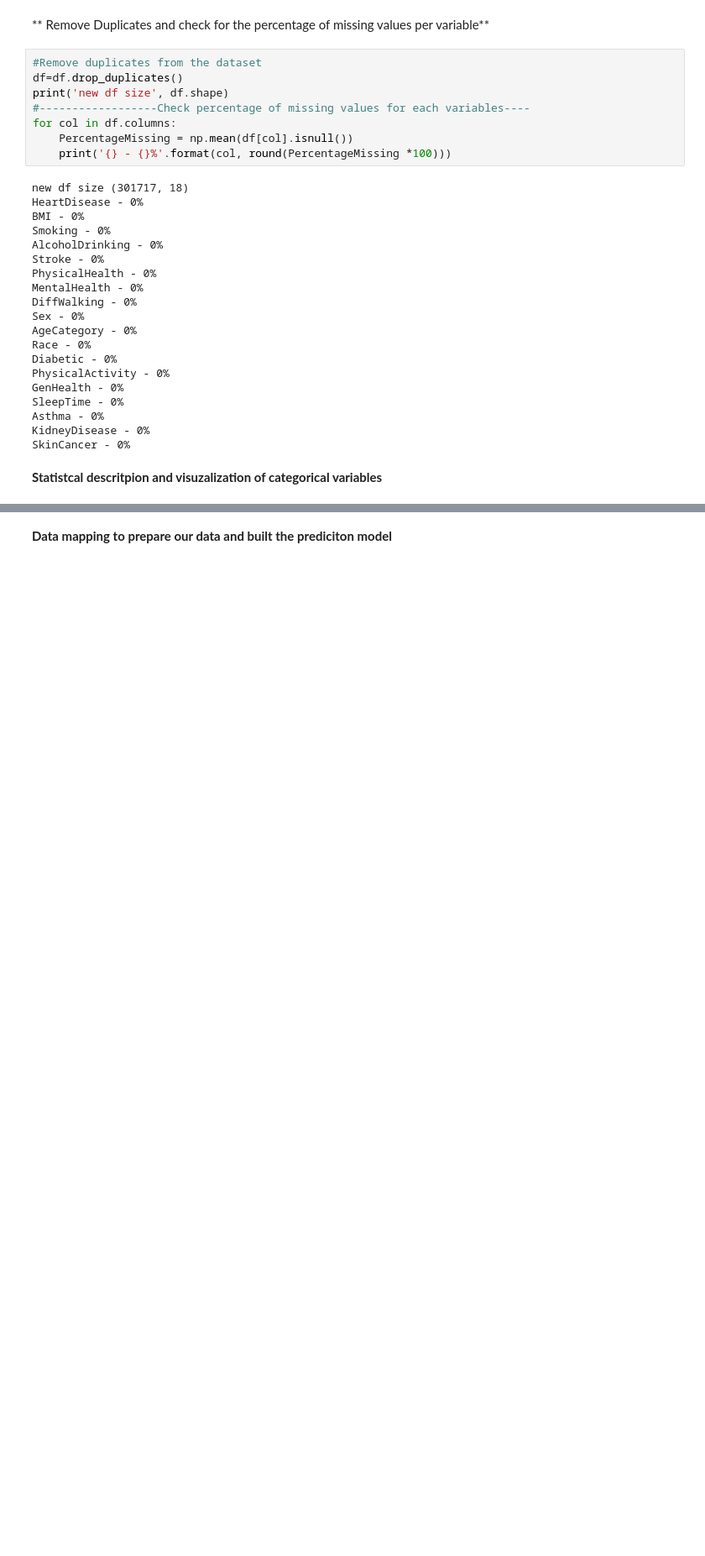
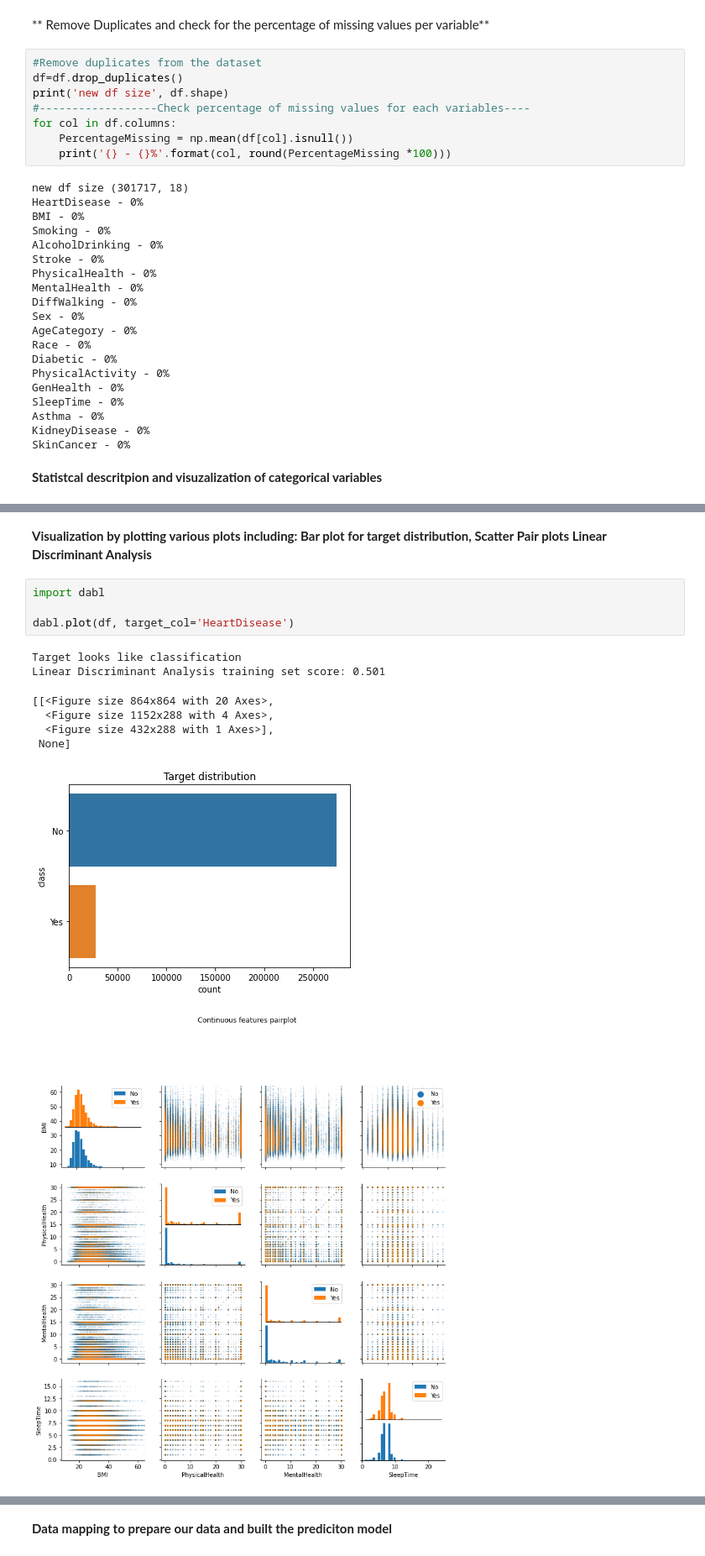
Before and after one commit to lamisghoualmi/App-Personal-Key-Indicators-of-Heart-Disease, a Jupyter notebook: HeartDisease_Analysis_Prediciton.ipynb, the cells around one changed output, grey strips where cells are left out. Shown at 84% size. Drawn from its saved outputs; the diff is of its cells as text; blank space fills up the shorter version.

```diff
--- a/HeartDisease_Analysis_Prediciton.ipynb
+++ b/HeartDisease_Analysis_Prediciton.ipynb
@@ -142,0 +143,16 @@ Name: PhysicalActivity, dtype: int64
+# %% [markdown]
+**Visualization by plotting various plots including: Bar plot for target distribution, Scatter Pair plots
+Linear Discriminant Analysis**
+# %%
+import dabl
+
+dabl.plot(df, target_col='HeartDisease')
+# %% [output]
+Target looks like classification
+Linear Discriminant Analysis training set score: 0.501
+[[<Figure size 864x864 with 20 Axes>,
+  <Figure size 1152x288 with 4 Axes>,
+  <Figure size 432x288 with 1 Axes>],
+ None]
+[figure, added]
+[figure, added]
```
Also changed, not shown: parts of 9 cells of this notebook.
